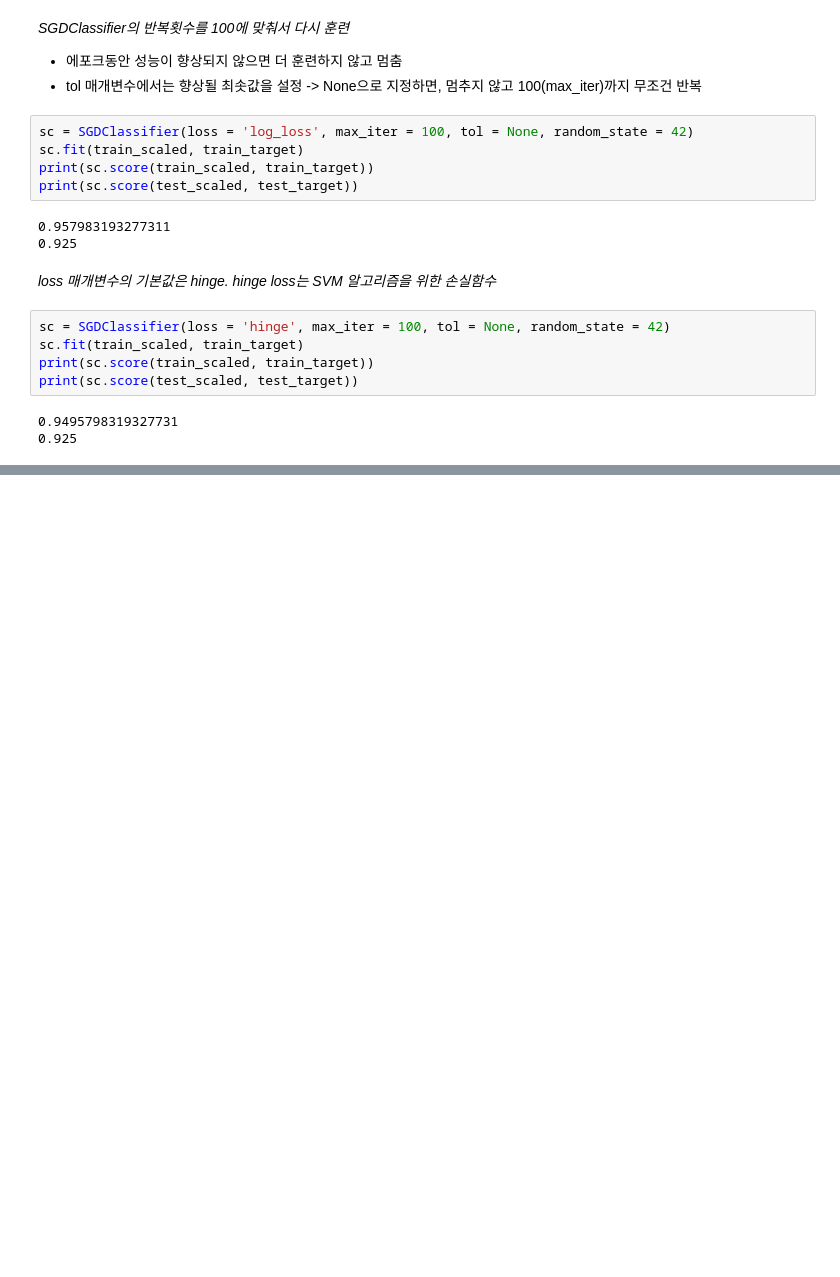
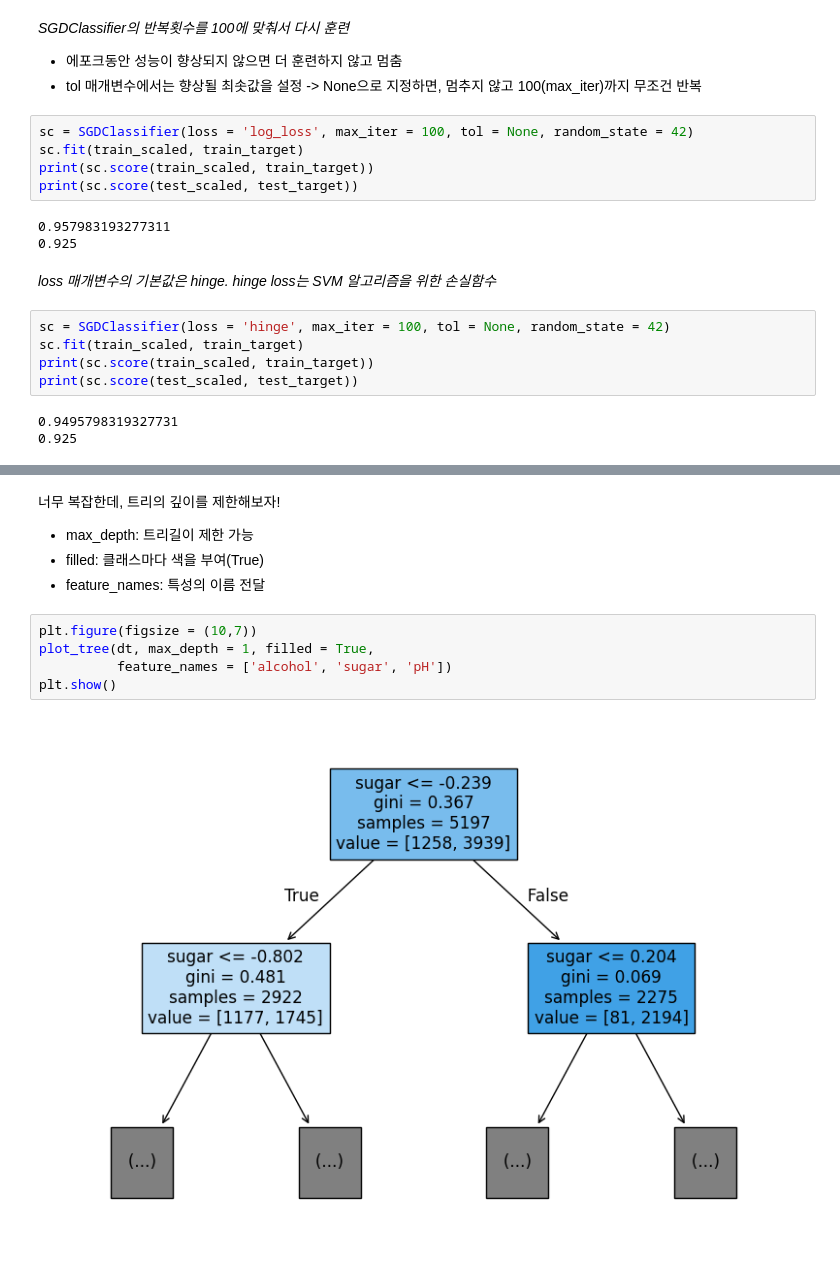
Before and after one commit to allyreum/R_study, a Jupyter notebook: 혼공머신.ipynb, the cells around one changed output, grey strips where cells are left out. Drawn from its saved outputs; the diff is of its cells as text; blank space fills up the shorter version.

```diff
--- a/혼공머신.ipynb
+++ b/혼공머신.ipynb
@@ -1051,0 +1154,13 @@ print(sc.score(test_scaled, test_target))
+# %% [markdown]
+너무 복잡한데, 트리의 깊이를 제한해보자!
+
+*   max_depth: 트리길이 제한 가능
+*   filled: 클래스마다 색을 부여(True)
+*   feature_names: 특성의 이름 전달
+# %%
+plt.figure(figsize = (10,7))
+plot_tree(dt, max_depth = 1, filled = True,
+          feature_names = ['alcohol', 'sugar', 'pH'])
+plt.show()
+# %% [output]
+[figure, added]
```
Also changed, not shown: parts of 22 cells of this notebook.
